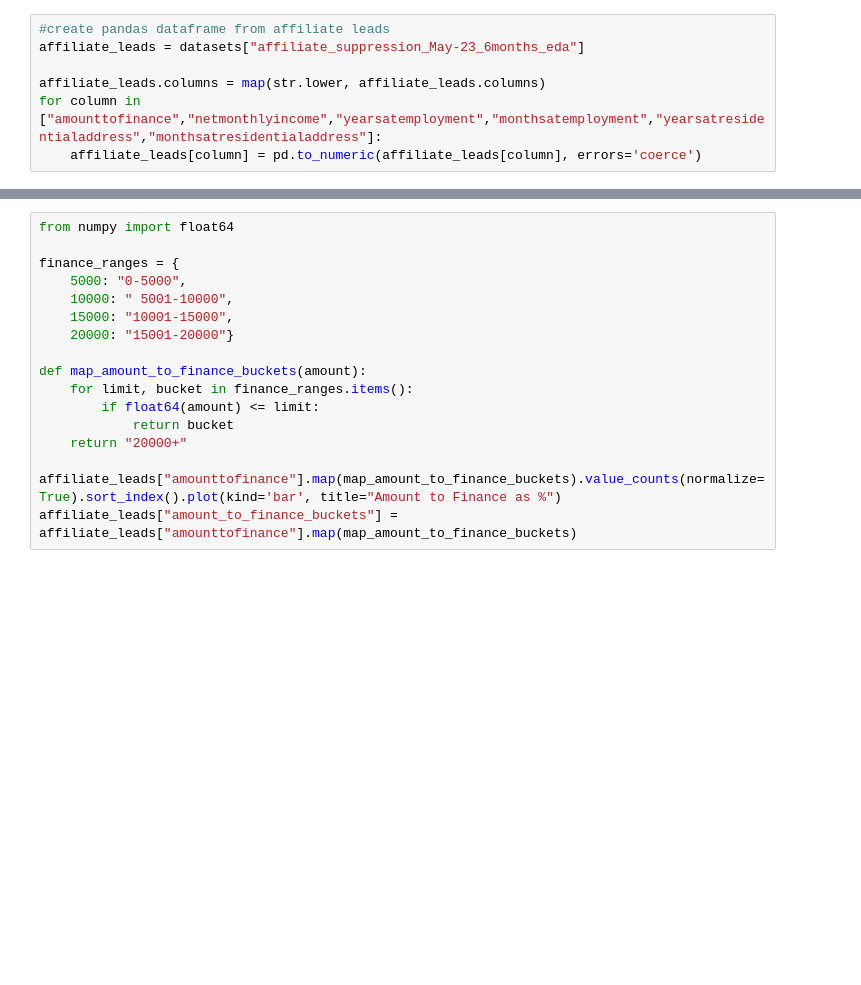
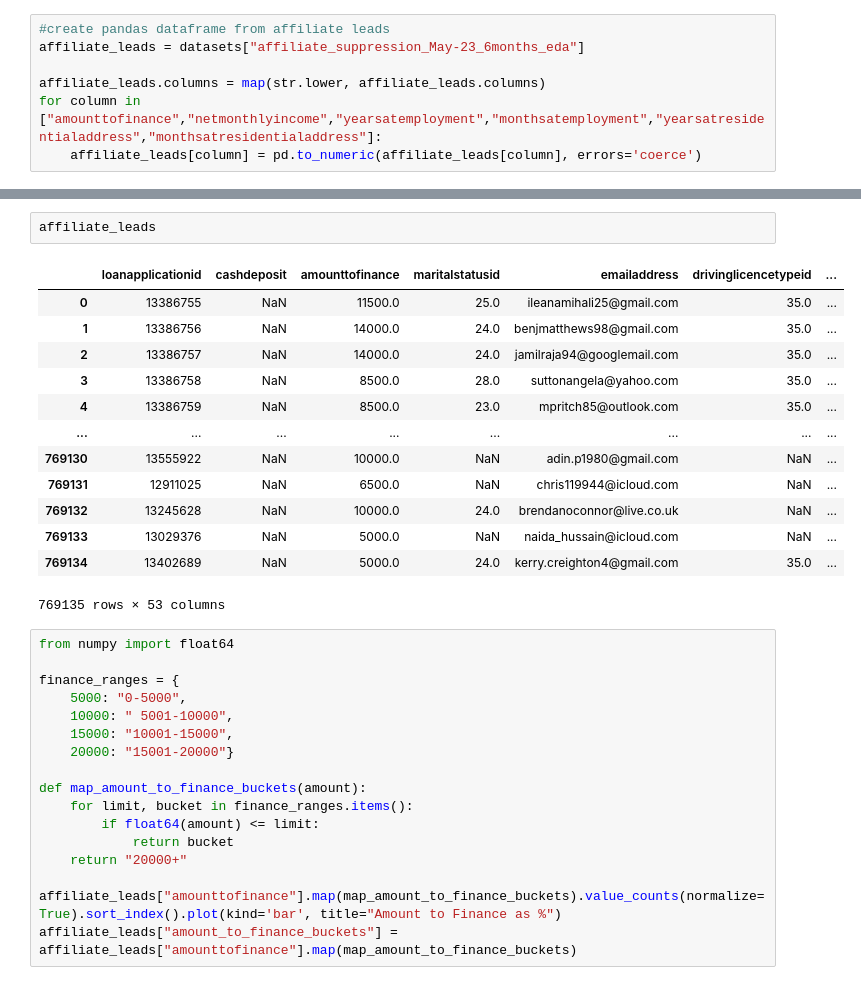
Before and after one commit to Colin-H-CF247/affiliate_supression_temp, a Jupyter notebook: development/affiliate_supression_V2/Colin/EDA.ipynb, the cells around one changed output, grey strips where cells are left out. Cells and saved outputs as stored; diff of their text form; blank space fills up the shorter version.

```diff
--- a/development/affiliate_supression_V2/Colin/EDA.ipynb
+++ b/development/affiliate_supression_V2/Colin/EDA.ipynb
@@ -18,3 +45,19 @@ for column in ["amounttofinance","netmonthlyincome","yearsatemployment","monthsa
+# %%
+affiliate_leads
+# %% [output]
+|  | loanapplicationid | cashdeposit | amounttofinance | maritalstatusid | emailaddress | drivinglicencetypeid | ... |
+| 0 | 13386755 | NaN | 11500.0 | 25.0 | ileanamihali25@gmail.com | 35.0 | ... |
+| 1 | 13386756 | NaN | 14000.0 | 24.0 | benjmatthews98@gmail.com | 35.0 | ... |
+| 2 | 13386757 | NaN | 14000.0 | 24.0 | jamilraja94@googlemail.com | 35.0 | ... |
+| 3 | 13386758 | NaN | 8500.0 | 28.0 | suttonangela@yahoo.com | 35.0 | ... |
+| 4 | 13386759 | NaN | 8500.0 | 23.0 | mpritch85@outlook.com | 35.0 | ... |
+| ... | ... | ... | ... | ... | ... | ... | ... |
+| 769130 | 13555922 | NaN | 10000.0 | NaN | adin.p1980@gmail.com | NaN | ... |
+| 769131 | 12911025 | NaN | 6500.0 | NaN | chris119944@icloud.com | NaN | ... |
+| 769132 | 13245628 | NaN | 10000.0 | 24.0 | brendanoconnor@live.co.uk | NaN | ... |
+| 769133 | 13029376 | NaN | 5000.0 | NaN | naida_hussain@icloud.com | NaN | ... |
+| 769134 | 13402689 | NaN | 5000.0 | 24.0 | kerry.creighton4@gmail.com | 35.0 | ... |
+769135 rows × 53 columns
 # %%
 from numpy import float64
 
```
Also changed, not shown: parts of 1 cell of this notebook.
